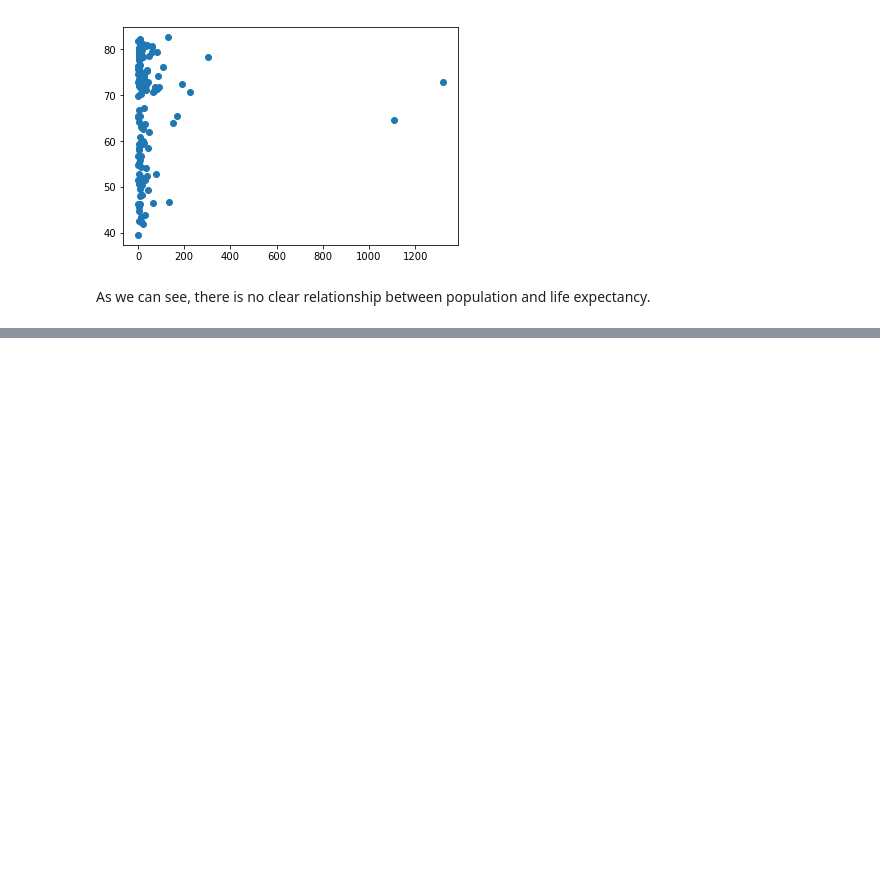
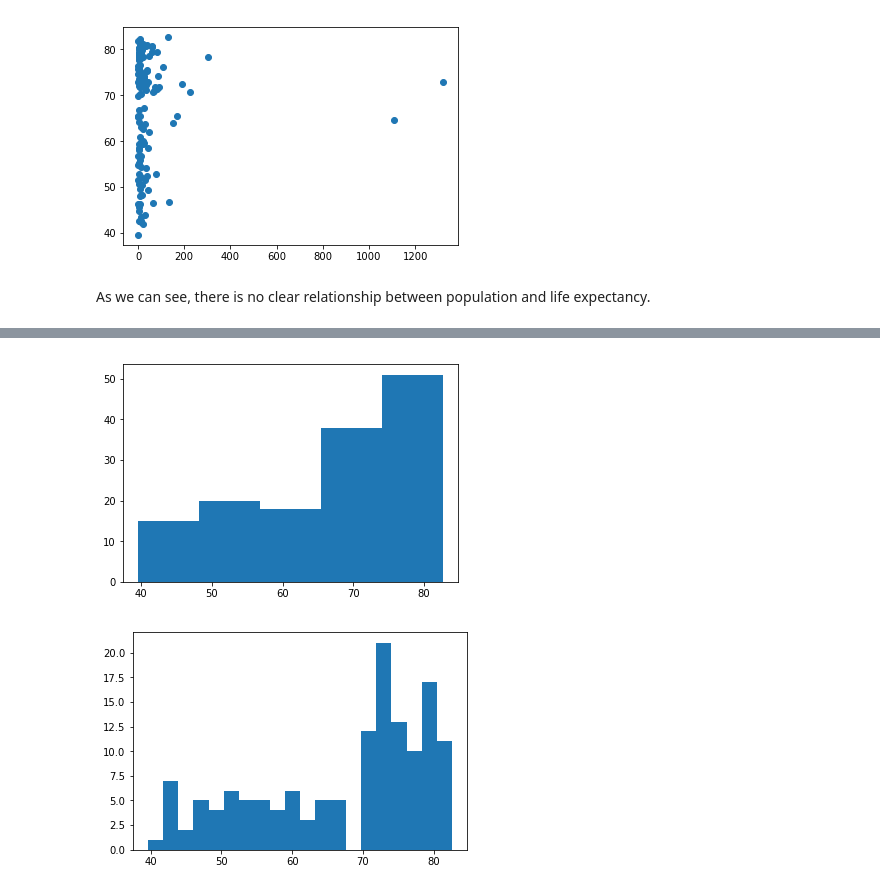
Before and after one commit to vilacham/DataCamp_Courses, a Jupyter notebook: Intermediate Python for Data Science.ipynb, the cells around one changed output, grey strips where cells are left out. Drawn from its saved outputs; the diff is of its cells as text; code cells hidden in the pictures; blank space fills up the shorter version.

```diff
--- a/Intermediate Python for Data Science.ipynb
+++ b/Intermediate Python for Data Science.ipynb
@@ -119,0 +136,17 @@ As we can see, there is no clear relationship between population and life expect
+# %%
+# Clear the current figure
+plt.clf()
+
+# Create and show histogram of life_expectancy with 5 bins
+plt.hist(life_expectancy, bins=5)
+plt.show()
+
+# Clear the current figure
+plt.clf()
+
+# Create and show histogram of life_expectancy with 20 bins
+plt.hist(life_expectancy, bins=20)
+plt.show()
+# %% [output]
+[figure, added]
+[figure, added]
```
Also changed, not shown: parts of 12 cells of this notebook.
